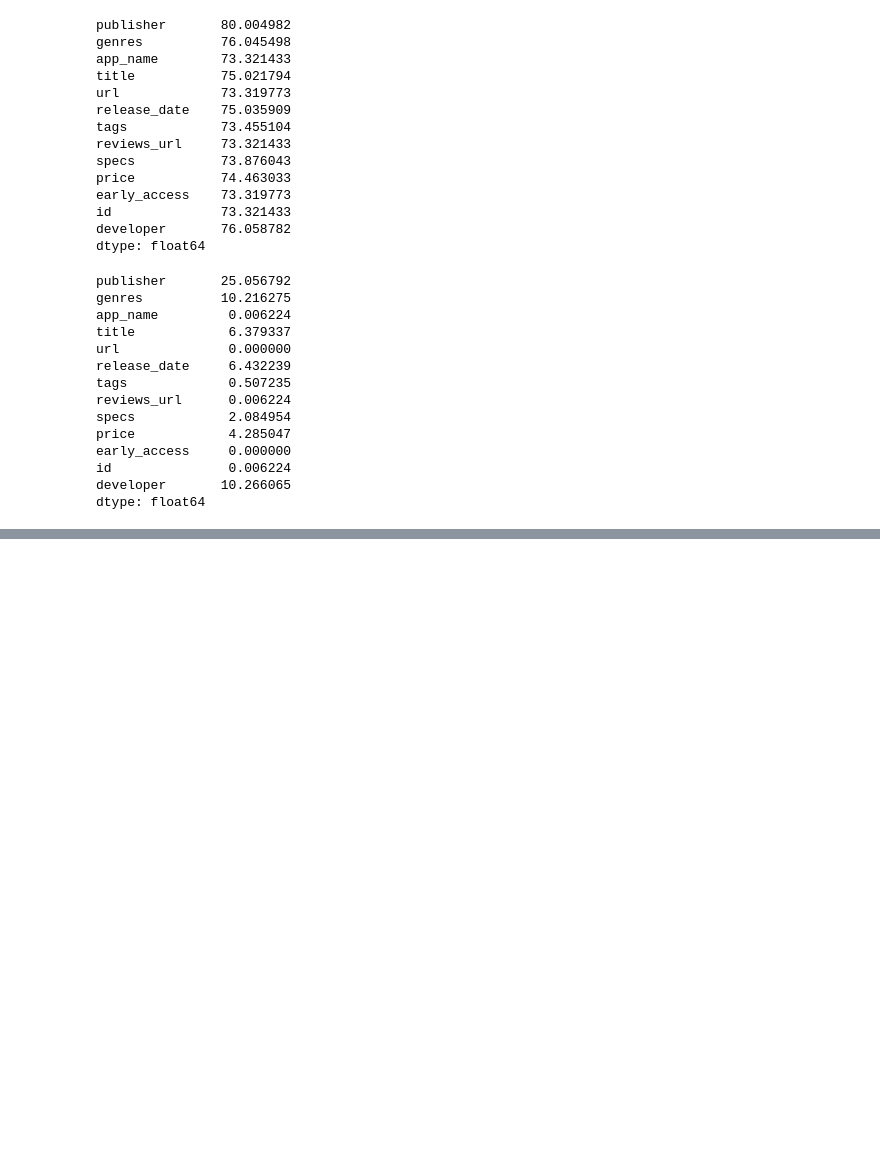
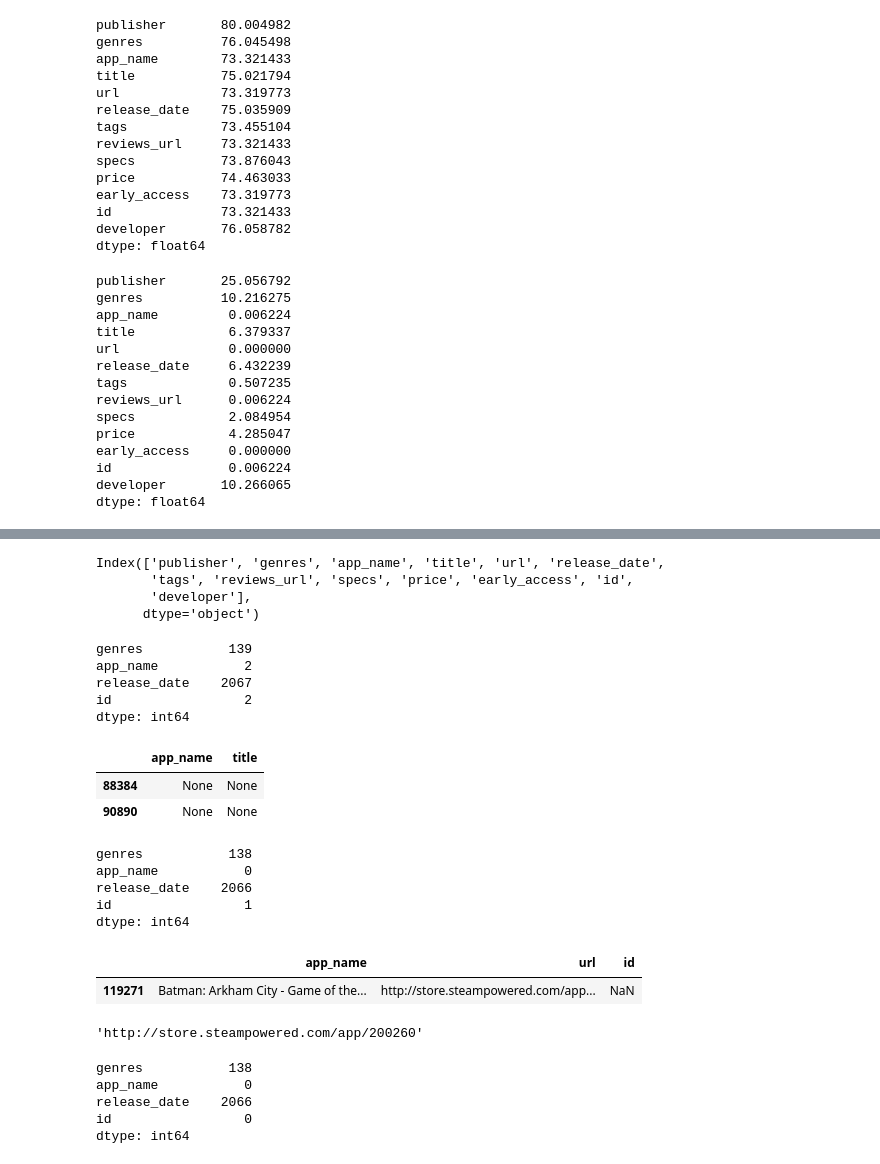
Before and after one commit to MarceloOrtizz/Proyecto_MLOps_Steam, a Jupyter notebook: etl_eda/ETL_steam_games.ipynb, the cells around one changed output, grey strips where cells are left out. Saved outputs shown, nothing was run; the diff lists cells and outputs as text; code cells hidden in the pictures; blank space fills up the shorter version.

```diff
--- a/etl_eda/ETL_steam_games.ipynb
+++ b/etl_eda/ETL_steam_games.ipynb
@@ -104,0 +125,22 @@ steam_games.sample(10)
+# %%
+steam_games.columns
+# %% [output]
+Index(['publisher', 'genres', 'app_name', 'title', 'url', 'release_date',
+       'tags', 'reviews_url', 'specs', 'price', 'early_access', 'id',
+       'developer'],
+      dtype='object')
+# %%
+steam_games[['genres', 'app_name','release_date','id']].isna().sum()
+# %% [output]
+genres           139
+app_name           2
+release_date    2067
+id                 2
+dtype: int64
+# %%
+#Los registros que tienen valores nulos en "app_name" tambien son nulos en "title" (no se pueden imputar)
+steam_games[['app_name','title']][steam_games['app_name'].isna()]
+# %% [output]
+|  | app_name | title |
+| 88384 | None | None |
+| 90890 | None | None |
@@ -104,0 +149,18 @@ steam_games.sample(10)
+# %%
+steam_games[['genres', 'app_name','release_date','id']].isna().sum()
+# %% [output]
+genres           138
+app_name           0
+release_date    2066
+id                 1
+dtype: int64
+# %%
+steam_games[['app_name','url','id']][steam_games['id'].isna()]
+# %% [output]
+|  | app_name | url | id |
+| 119271 | Batman: Arkham City - Game of the... | http://store.steampowered.com/app... | NaN |
+# %%
+# El unico valor nulo de "id" se puede imputar con el valor de la "url"
+steam_games['url'][steam_games['id'].isna()].values[0]
+# %% [output]
+'http://store.steampowered.com/app/200260'
@@ -104,0 +185,8 @@ steam_games.sample(10)
+# %%
+steam_games[['genres', 'app_name','release_date','id']].isna().sum()
+# %% [output]
+genres           138
+app_name           0
+release_date    2066
+id                 0
+dtype: int64
```
Also changed, not shown: parts of 28 cells of this notebook, 1 other file.
